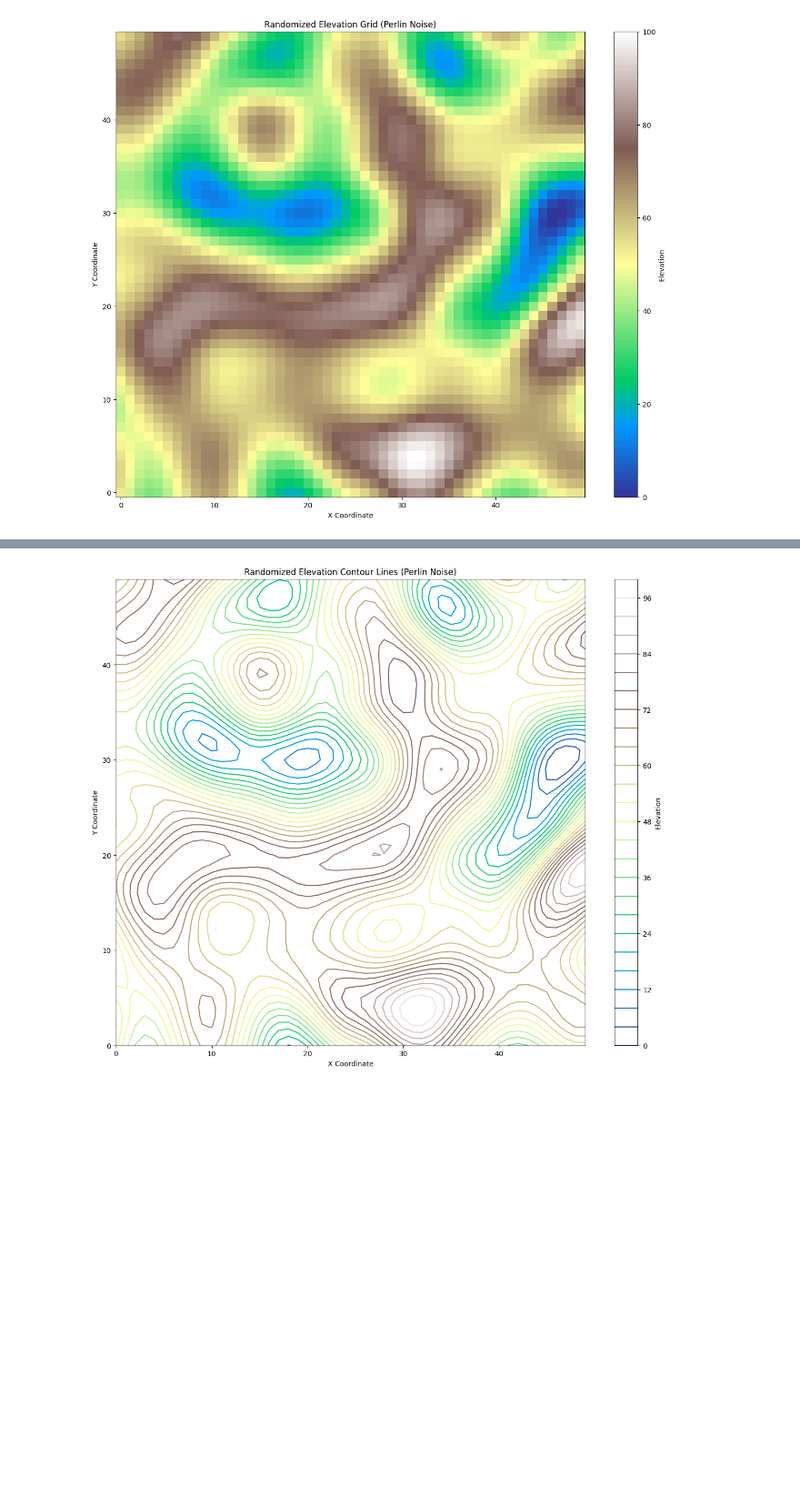
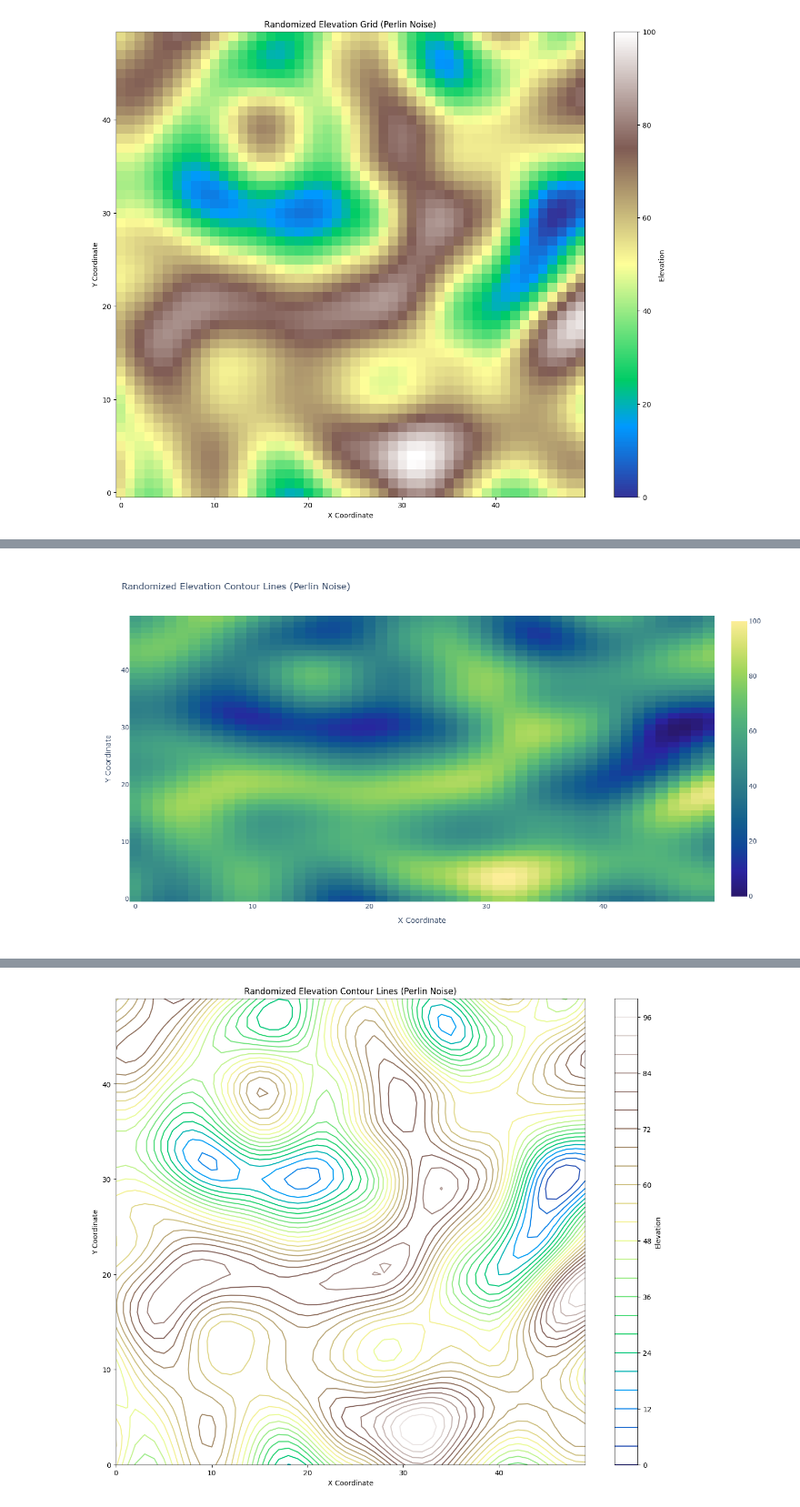
Before and after one commit to Olecxander/Data_Tech_Beyond_Numbers, a Jupyter notebook: Topo.ipynb, the cells around one changed output, grey strips where cells are left out. Shown at 91% size. Cells and saved outputs as stored; diff of their text form; code cells hidden in the pictures; blank space fills up the shorter version.

Commit message:
Plotly

```diff
--- a/Topo.ipynb
+++ b/Topo.ipynb
@@ -57,0 +94,26 @@ plt.show()
+# %%
+size = elevation.shape[0]
+
+# Create the heat map in plotly
+fig = go.Figure(data=go.Heatmap(
+    z=elevation,      # Elevation values
+    x=np.linspace(0, size-1, size),  # X coordinates (0 to size-1)
+    y=np.linspace(0, size-1, size),  # Y coordinates (0 to size-1)
+    colorscale='haline'  # Use the 'viridis' color scale
+))
+# Update the layout with titles and labels
+fig.update_layout(
+    title="Randomized Elevation Contour Lines (Perlin Noise)",
+    xaxis_title="X Coordinate",
+    yaxis_title="Y Coordinate",
+    coloraxis_colorbar=dict(
+        title="Elevation"  # Color bar label
+    ),
+    width=900,
+    height=720
+)
+
+# Show the plot
+fig.show()
+# %% [output]
+[figure, added]
```
Also changed, not shown: parts of 10 cells of this notebook, 1 other file.
